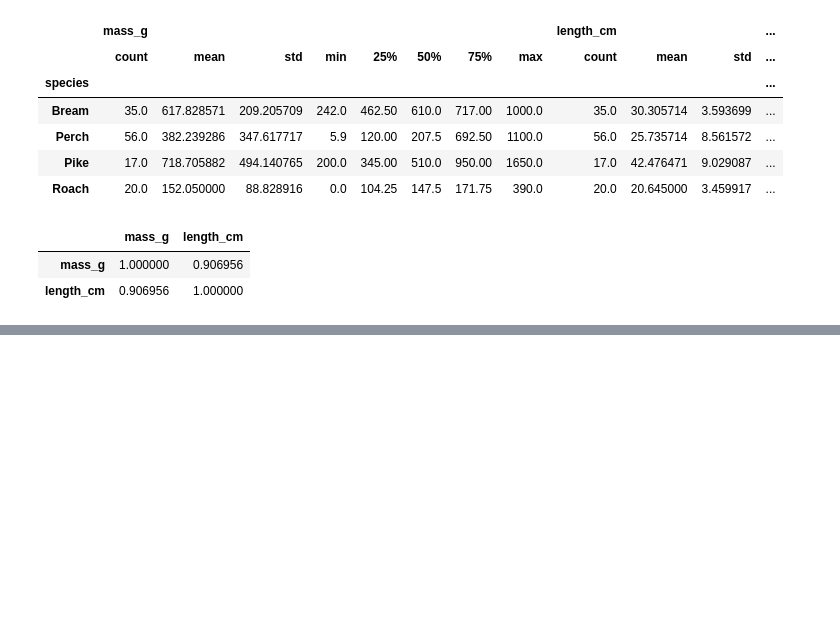
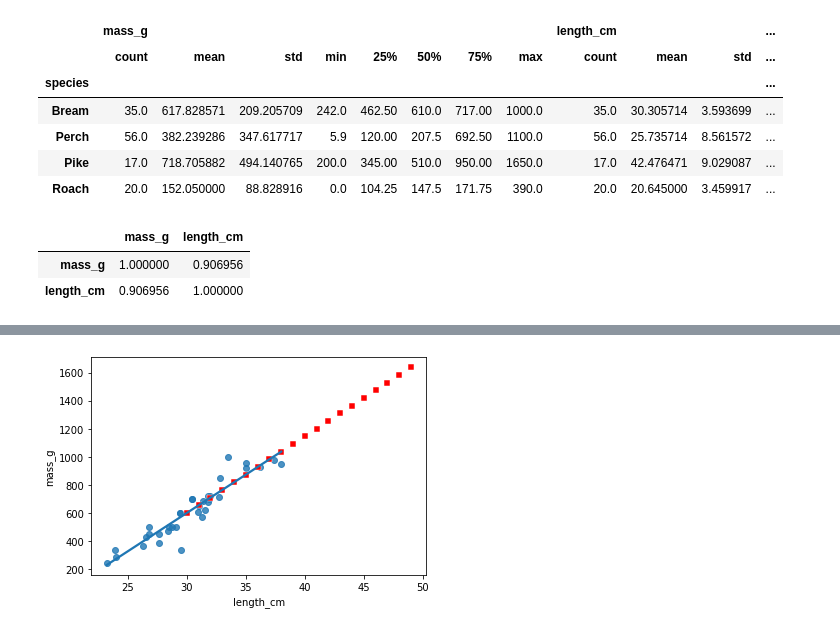
Before and after one commit to gcfp/M03, a Jupyter notebook: regresionlineal/regresionlineal.ipynb, the cells around one changed output, grey strips where cells are left out. Saved outputs shown, nothing was run; the diff lists cells and outputs as text; code cells hidden in the pictures; blank space fills up the shorter version.

```diff
--- a/regresionlineal/regresionlineal.ipynb
+++ b/regresionlineal/regresionlineal.ipynb
@@ -79,0 +118,16 @@ data_explicativa = mdl_peso_vs_longitud.predict({'length_cm': np.arange(50,70)})
+# %%
+mdl_len_pes_dor = ols("mass_g~length_cm",data=df_dor).fit()
+# %%
+valoresApredecir = pd.DataFrame({"length_cm": np.arange(30,50)})
+predicciones = mdl_len_pes_dor.predict(valoresApredecir)
+print(predicciones)
+# %%
+df_predict = valoresApredecir.assign(mass=predicciones)
+df_predict
+# %%
+fig = plt.figure()
+sns.regplot(x='length_cm', y='mass_g', ci= None,data= df_dor)
+sns.scatterplot(x='length_cm', y='mass', data= df_predict, color ='red', marker='s')
+plt.show()
+# %% [output]
+[figure, added]
```
Also changed, not shown: parts of 17 cells of this notebook.
